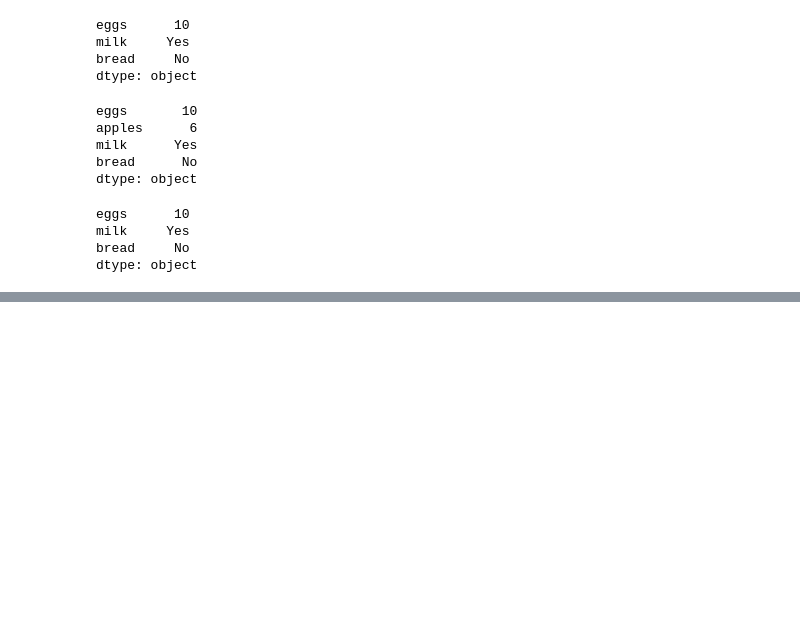
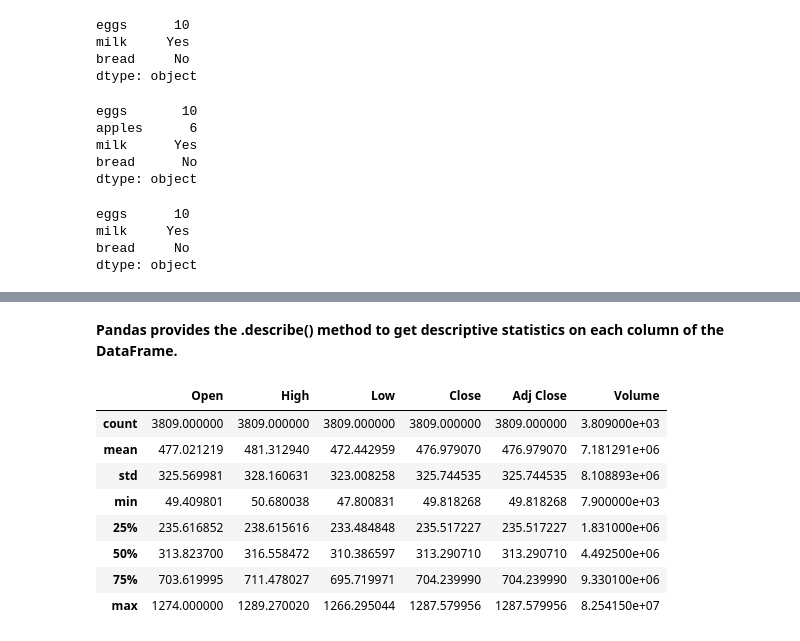
Before and after one commit to Crazz-Zaac/libraries-basic, a Jupyter notebook: Basic of numpy_pandas library.ipynb, the cells around one changed output, grey strips where cells are left out. Saved outputs shown, nothing was run; the diff lists cells and outputs as text; code cells hidden in the pictures; blank space fills up the shorter version.

Commit message:
Pandas library task update

```diff
--- a/Basic of numpy_pandas library.ipynb
+++ b/Basic of numpy_pandas library.ipynb
@@ -480,0 +873,14 @@ groceries
+# %% [markdown]
+<b>Pandas provides the .describe() method to get descriptive statistics on each column of the DataFrame. </b>
+# %%
+google_stock.describe()
+# %% [output]
+|  | Open | High | Low | Close | Adj Close | Volume |
+| count | 3809.000000 | 3809.000000 | 3809.000000 | 3809.000000 | 3809.000000 | 3.809000e+03 |
+| mean | 477.021219 | 481.312940 | 472.442959 | 476.979070 | 476.979070 | 7.181291e+06 |
+| std | 325.569981 | 328.160631 | 323.008258 | 325.744535 | 325.744535 | 8.108893e+06 |
+| min | 49.409801 | 50.680038 | 47.800831 | 49.818268 | 49.818268 | 7.900000e+03 |
+| 25% | 235.616852 | 238.615616 | 233.484848 | 235.517227 | 235.517227 | 1.831000e+06 |
+| 50% | 313.823700 | 316.558472 | 310.386597 | 313.290710 | 313.290710 | 4.492500e+06 |
+| 75% | 703.619995 | 711.478027 | 695.719971 | 704.239990 | 704.239990 | 9.330100e+06 |
+| max | 1274.000000 | 1289.270020 | 1266.295044 | 1287.579956 | 1287.579956 | 8.254150e+07 |
```
Also changed, not shown: parts of 73 cells of this notebook, 2 other files.
